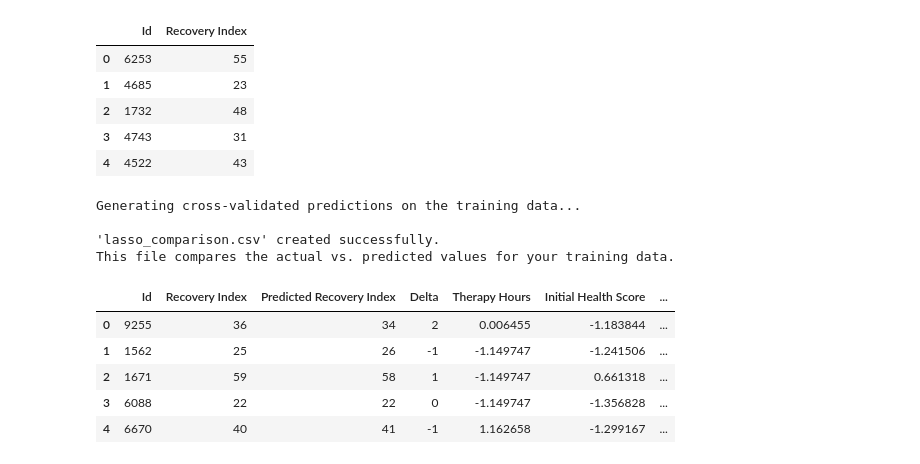
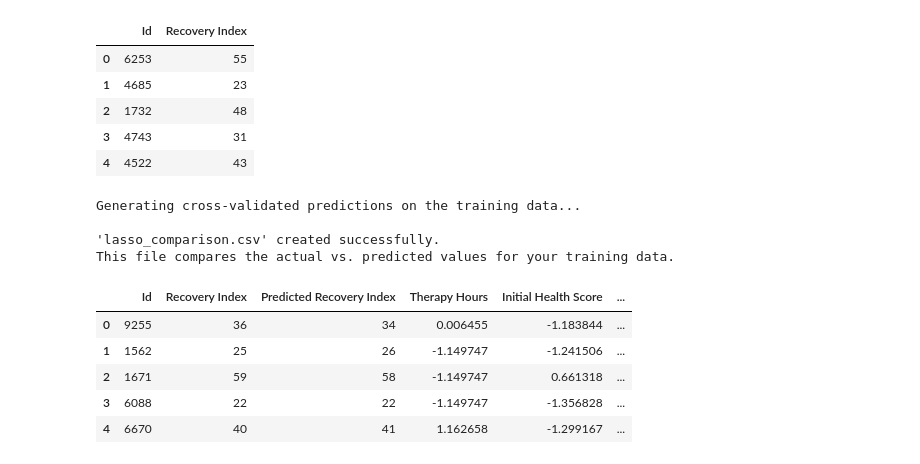
Before and after one commit to KaushalrajPuwar/Patient-Recovery-Prediction, a Jupyter notebook: lasso_regression.ipynb, the cells around one changed output. Drawn from its saved outputs; the diff is of its cells as text; code cells hidden in the pictures.

```diff
--- a/lasso_regression.ipynb
+++ b/lasso_regression.ipynb
@@ -125,40 +125,39 @@ train_predictions = cross_val_predict(final_lasso_model, X, y, cv=cv)
 # Create a new DataFrame for comparison
 # Let's use the original 'processed_data.csv' as the base
 comparison_df = pd.read_csv('processed_train.csv')
 
 # Add the new 'Predicted Recovery Index' column
 comparison_df['Predicted Recovery Index'] = train_predictions.round().astype(int)
 comparison_df['Delta'] = comparison_df['Recovery Index'] - comparison_df['Predicted Recovery Index']
 
 # Reorder columns to have Id, Actual, and Predicted at the front for easy comparison
 cols = ['Id', 'Recovery Index', 'Predicted Recovery Index'] + [col for col in comparison_df.columns if col not in ['Id', 'Recovery Index', 'Predicted Recovery Index']]
 comparison_df = comparison_df[cols]
 
 # Get the existing columns
-cols = list(comparison_df.columns)
+cols = ['Recovery Index', 'Predicted Recovery Index', 'Delta']
 
 # Move "Delta" to the 4th position (index 3)
 # Only if it exists, just to be safe
 if 'Delta' in cols:
     cols.remove('Delta')
     cols.insert(3, 'Delta')
-    comparison_df = comparison_df[cols]
 
 # Save the comparison DataFrame to a new CSV file
-comparison_df.to_csv('lasso_comparison.csv', index=False)
+comparison_df[cols].to_csv('lasso_comparison.csv', index=False)
 
 print("\n'lasso_comparison.csv' created successfully.")
 print("This file compares the actual vs. predicted values for your training data.")
 comparison_df.head()
 # %% [output]
 Generating cross-validated predictions on the training data...
 
 'lasso_comparison.csv' created successfully.
 This file compares the actual vs. predicted values for your training data.
-|  | Id | Recovery Index | Predicted Recovery Index | Delta | Therapy Hours | Initial Health Score | ... |
-| 0 | 9255 | 36 | 34 | 2 | 0.006455 | -1.183844 | ... |
-| 1 | 1562 | 25 | 26 | -1 | -1.149747 | -1.241506 | ... |
-| 2 | 1671 | 59 | 58 | 1 | -1.149747 | 0.661318 | ... |
-| 3 | 6088 | 22 | 22 | 0 | -1.149747 | -1.356828 | ... |
-| 4 | 6670 | 40 | 41 | -1 | 1.162658 | -1.299167 | ... |
+|  | Id | Recovery Index | Predicted Recovery Index | Therapy Hours | Initial Health Score | ... |
+| 0 | 9255 | 36 | 34 | 0.006455 | -1.183844 | ... |
+| 1 | 1562 | 25 | 26 | -1.149747 | -1.241506 | ... |
+| 2 | 1671 | 59 | 58 | -1.149747 | 0.661318 | ... |
+| 3 | 6088 | 22 | 22 | -1.149747 | -1.356828 | ... |
+| 4 | 6670 | 40 | 41 | 1.162658 | -1.299167 | ... |
 # %%
```
Also changed, not shown: parts of 2 cells of this notebook, 8 other files.
